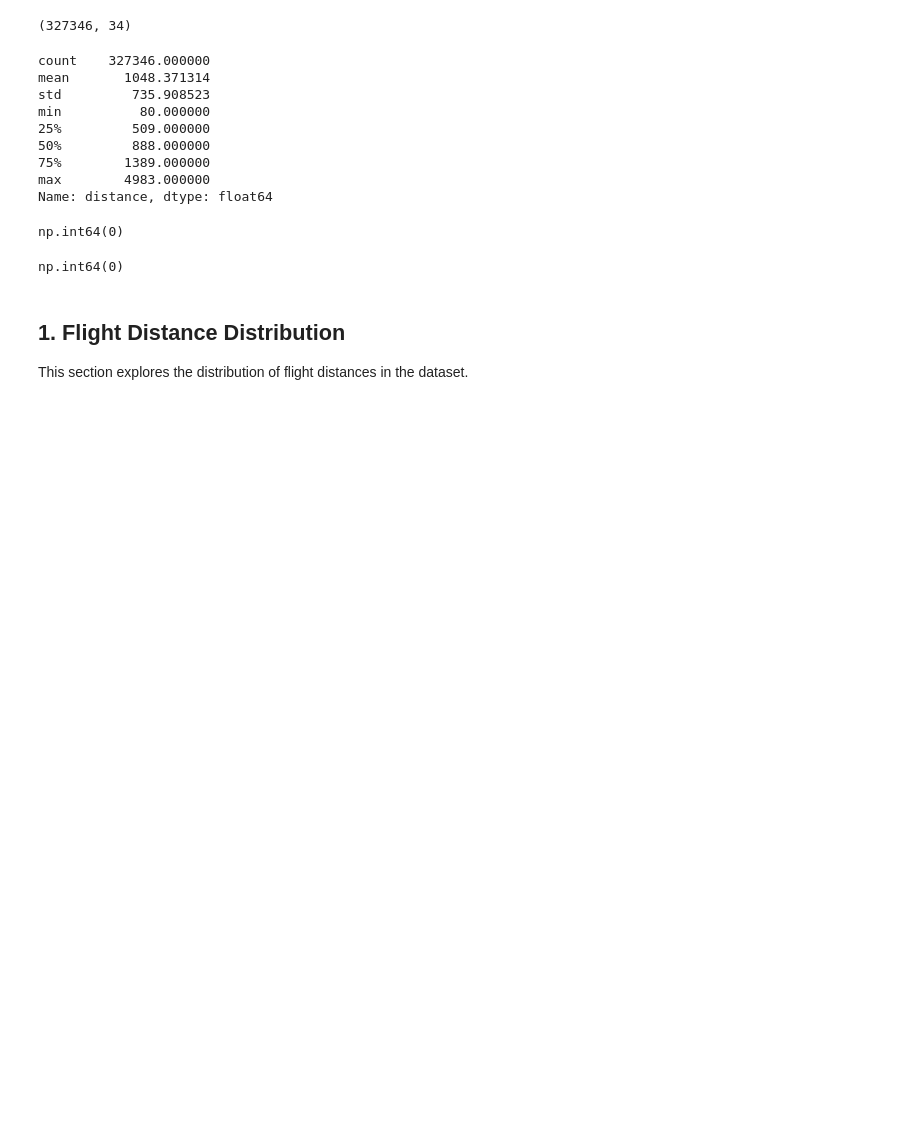
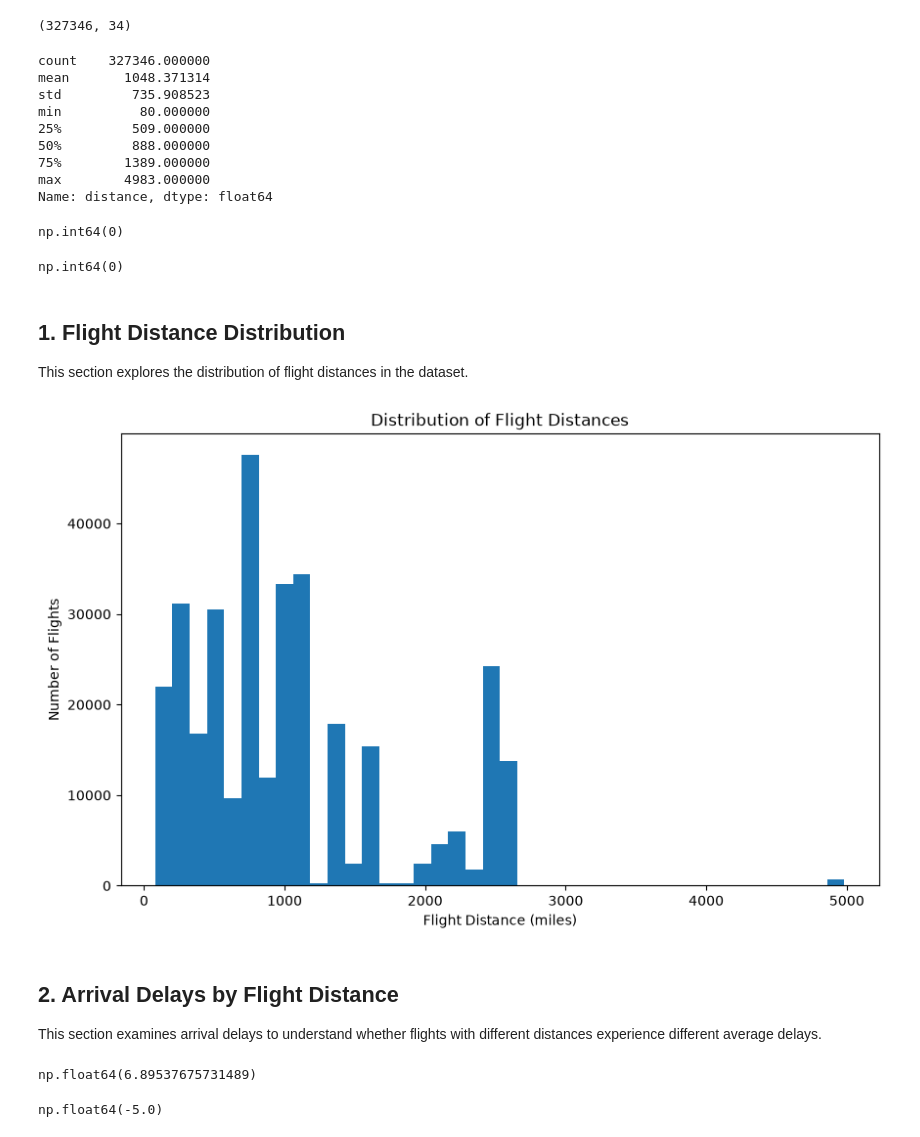
Before and after one commit to Jade-Jung/BAN5103-Flight-Delay-Analysis, a Jupyter notebook: 07_EDA_Visualization_Distance_Analysis.ipynb, the cells around one changed output. Drawn from its saved outputs; the diff is of its cells as text; code cells hidden in the pictures; blank space fills up the shorter version.

```diff
--- a/07_EDA_Visualization_Distance_Analysis.ipynb
+++ b/07_EDA_Visualization_Distance_Analysis.ipynb
@@ -66,3 +66,27 @@ np.int64(0)
 ## 1. Flight Distance Distribution
 
 This section explores the distribution of flight distances in the dataset.
+# %%
+plt.figure(figsize=(10, 6))
+
+plt.hist(analysis['distance'], bins=40)
+
+plt.title('Distribution of Flight Distances')
+plt.xlabel('Flight Distance (miles)')
+plt.ylabel('Number of Flights')
+
+plt.show()
+# %% [output]
+[figure, added]
+# %% [markdown]
+## 2. Arrival Delays by Flight Distance
+
+This section examines arrival delays to understand whether flights with different distances experience different average delays.
+# %%
+analysis['arr_delay'].mean()
+# %% [output]
+np.float64(6.89537675731489)
+# %%
+analysis['arr_delay'].median()
+# %% [output]
+np.float64(-5.0)
```
Also changed, not shown: parts of 11 cells of this notebook.
